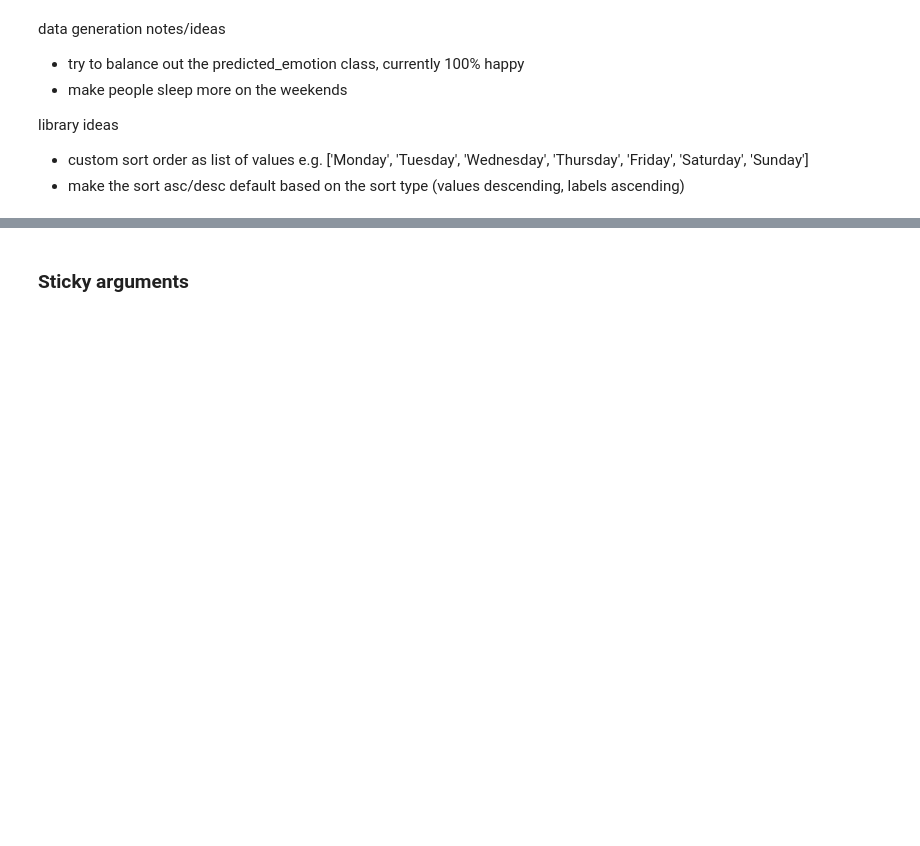
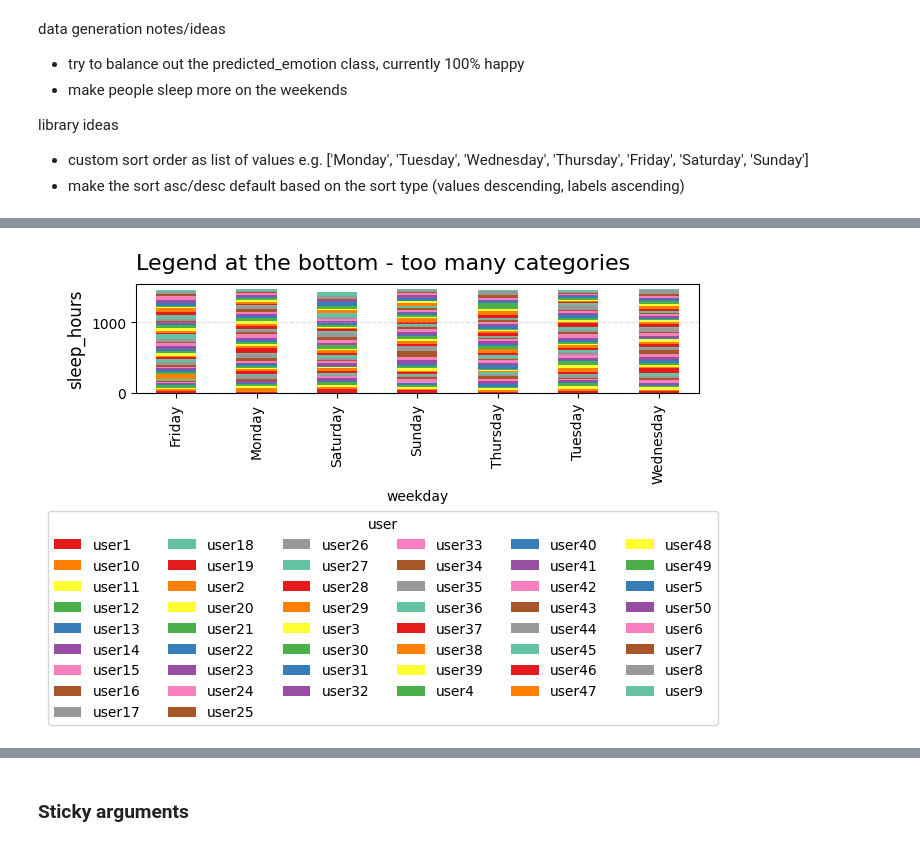
Before and after one commit to alextgould/lazychart, a Jupyter notebook: examples/demo_usage.ipynb, the cells around one changed output, grey strips where cells are left out. Saved outputs shown, nothing was run; the diff lists cells and outputs as text; code cells hidden in the pictures; blank space fills up the shorter version.

```diff
--- a/examples/demo_usage.ipynb
+++ b/examples/demo_usage.ipynb
@@ -69,0 +91,5 @@ cm.bar(data=df, x='user', y='sleep_hours', group_by='weekday_long', stacking='st
+# %%
+# legend on bottom
+cm.bar(data=df, x='weekday', y='sleep_hours', group_by='user', title='Legend at the bottom - too many categories', stacking='standard', legend='bottom')
+# %% [output]
+[figure, added]
```
Also changed, not shown: parts of 19 cells of this notebook, 1 other file.
